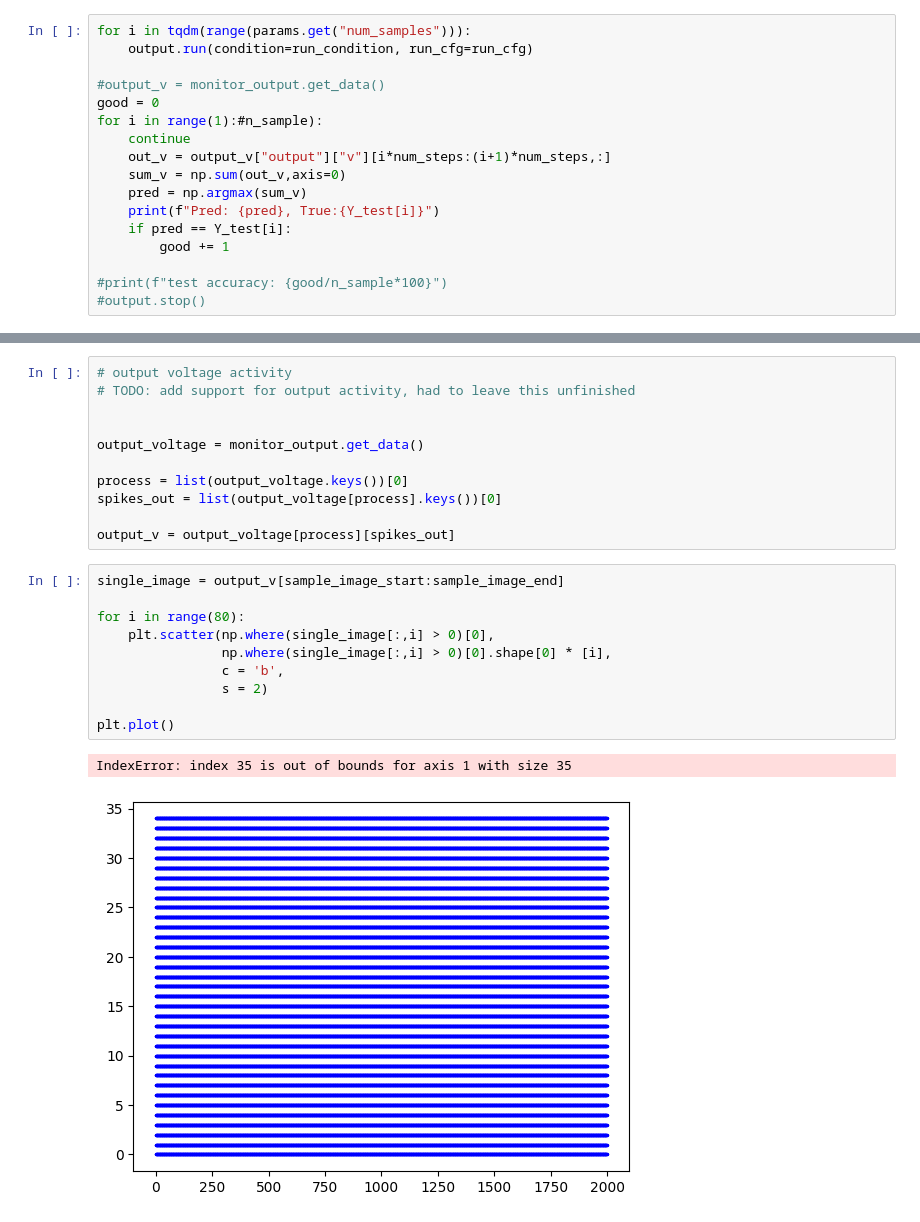
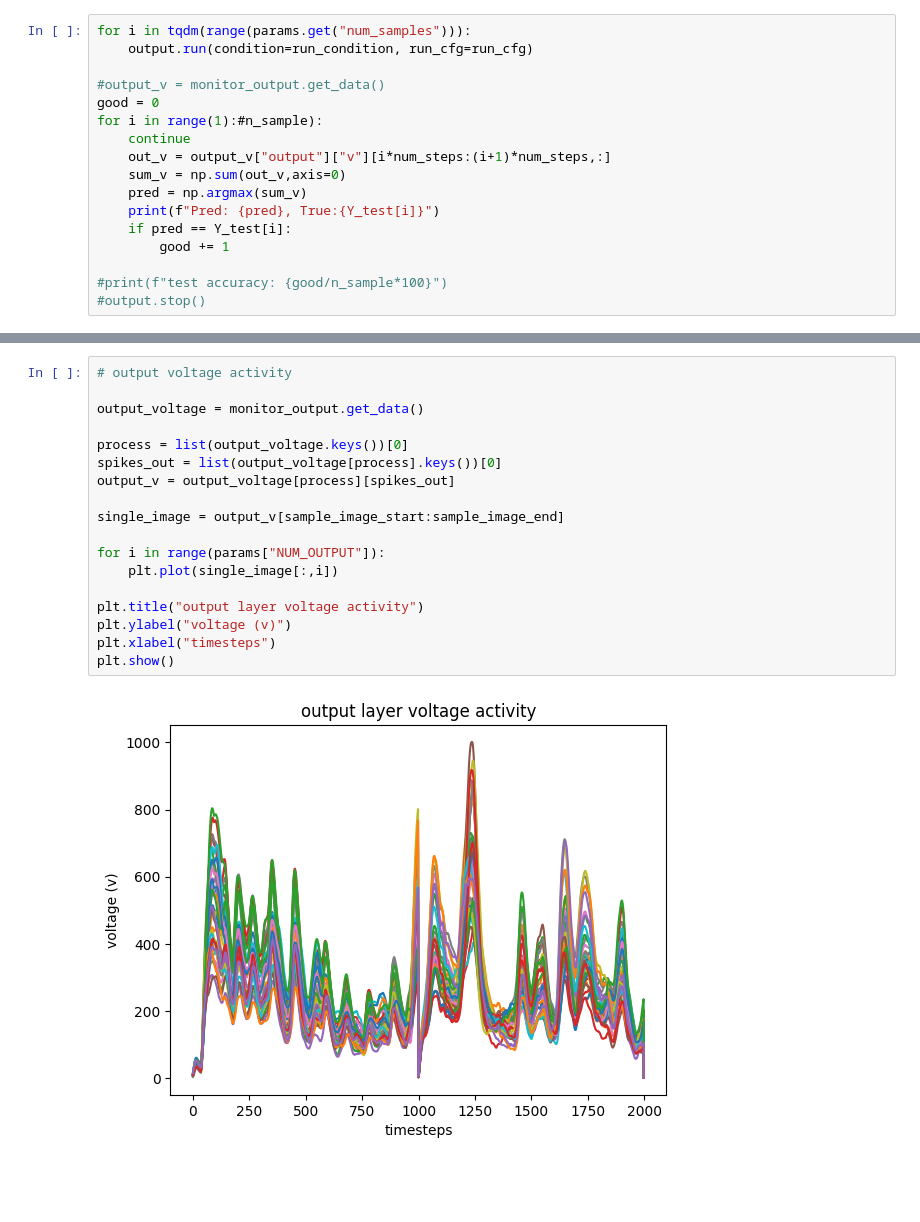
Before and after one commit to thomasshoesmith/Intel-Neuromorphic-Research-Project, a Jupyter notebook: loihi/lava_GSC_custom_injection.ipynb, the cells around one changed output, grey strips where cells are left out. Cells and saved outputs as stored; diff of their text form; blank space fills up the shorter version.

```diff
--- a/loihi/lava_GSC_custom_injection.ipynb
+++ b/loihi/lava_GSC_custom_injection.ipynb
@@ -241,24 +263,20 @@ plt.show()
 # %%
 # output voltage activity
-# TODO: add support for output activity, had to leave this unfinished
-
 
 output_voltage = monitor_output.get_data()
 
 process = list(output_voltage.keys())[0]
 spikes_out = list(output_voltage[process].keys())[0]
+output_v = output_voltage[process][spikes_out]
 
-output_v = output_voltage[process][spikes_out]
+single_image = output_v[sample_image_start:sample_image_end]
+
+for i in range(params["NUM_OUTPUT"]):
+    plt.plot(single_image[:,i])
+
+plt.title("output layer voltage activity")
+plt.ylabel("voltage (v)")
+plt.xlabel("timesteps")
+plt.show()
+# %% [output]
+[figure, added]
-# %%
-single_image = output_v[sample_image_start:sample_image_end]
-
-for i in range(80):
-    plt.scatter(np.where(single_image[:,i] > 0)[0],
-                np.where(single_image[:,i] > 0)[0].shape[0] * [i],
-                c = 'b',
-                s = 2)
-
-plt.plot()
-# %% [output]
-IndexError: index 35 is out of bounds for axis 1 with size 35
-[figure, removed]
```
Also changed, not shown: parts of 7 cells of this notebook.
